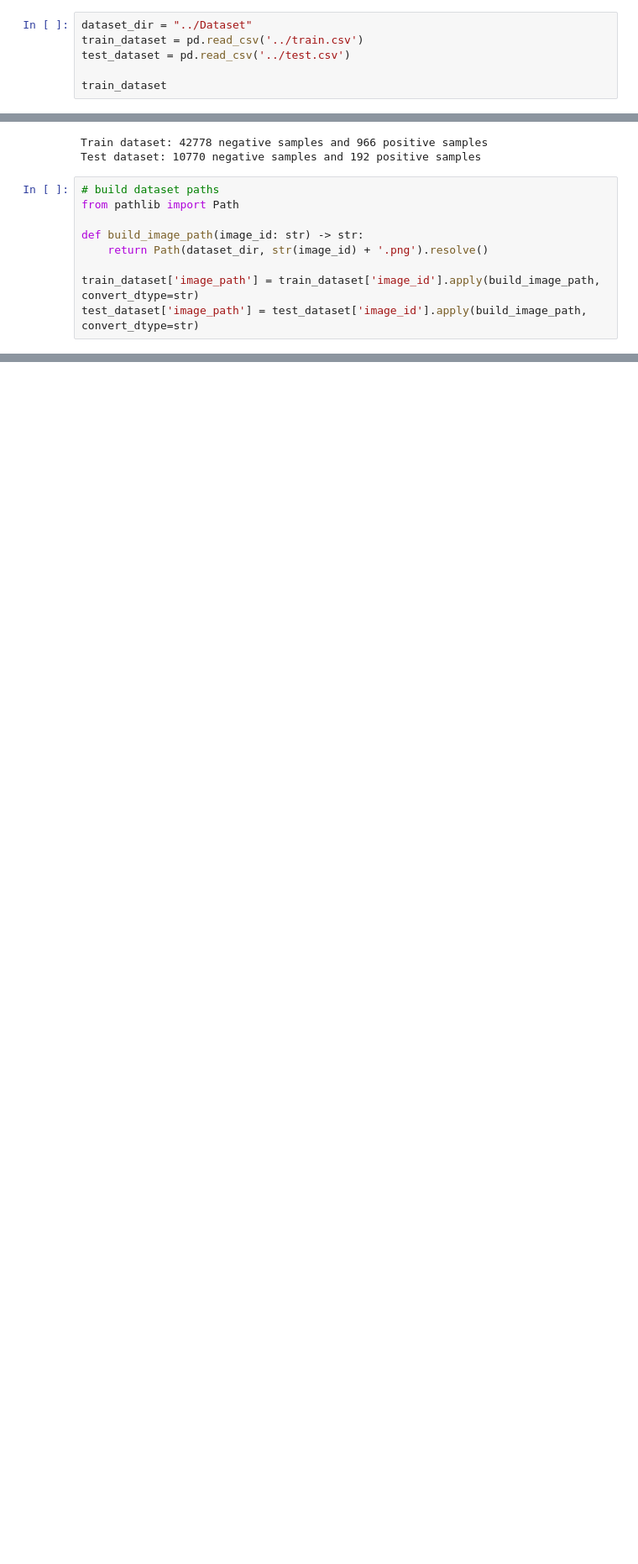
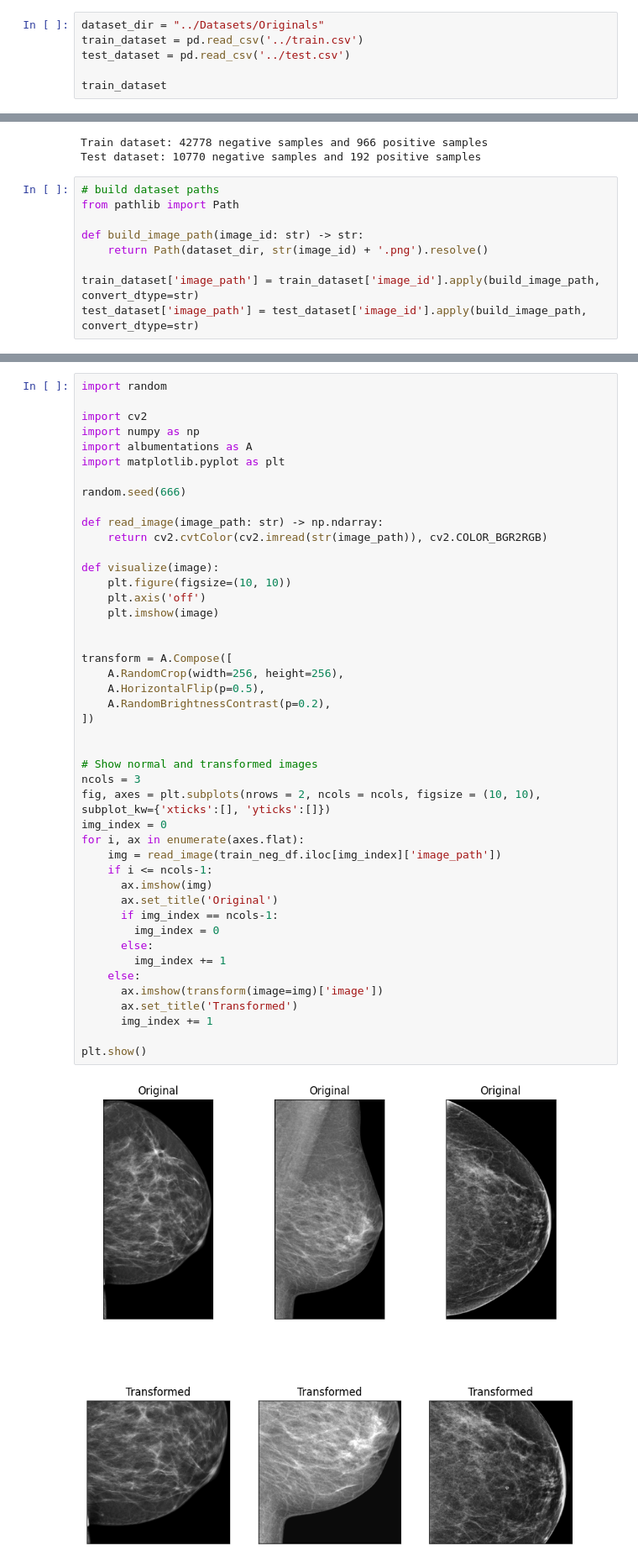
Before and after one commit to Redes-Neuroticas/BreastCancerDetection, a Jupyter notebook: Paulo/rsna_paulo_data_aug.ipynb, the cells around one changed output, grey strips where cells are left out. Shown at 84% size. Saved outputs shown, nothing was run; the diff lists cells and outputs as text; blank space fills up the shorter version.

Commit message:
feat: :sparkles: Inital work with albumentation

```diff
--- a/Paulo/rsna_paulo_data_aug.ipynb
+++ b/Paulo/rsna_paulo_data_aug.ipynb
@@ -25,7 +25,7 @@ init_notebook_mode(all_interactive=True)
 [interactive output not drawn]
 [interactive output not drawn]
 # %%
-dataset_dir = "../Dataset"
+dataset_dir = "../Datasets/Originals"
 train_dataset = pd.read_csv('../train.csv')
 test_dataset = pd.read_csv('../test.csv')
 
@@ -56,0 +83,47 @@ test_aug_factor = test_neg_samples_cnt / test_pos_samples_cnt
+# %%
+import random
+
+import cv2
+import numpy as np
+import albumentations as A
+import matplotlib.pyplot as plt
+
+random.seed(666)
+
+def read_image(image_path: str) -> np.ndarray:
+    return cv2.cvtColor(cv2.imread(str(image_path)), cv2.COLOR_BGR2RGB)
+
+def visualize(image):
+    plt.figure(figsize=(10, 10))
+    plt.axis('off')
+    plt.imshow(image)
+
+
+transform = A.Compose([
+    A.RandomCrop(width=256, height=256),
+    A.HorizontalFlip(p=0.5),
+    A.RandomBrightnessContrast(p=0.2),
+])
+
+
+# Show normal and transformed images
+ncols = 3
+fig, axes = plt.subplots(nrows = 2, ncols = ncols, figsize = (10, 10), subplot_kw={'xticks':[], 'yticks':[]})
+img_index = 0
+for i, ax in enumerate(axes.flat):
+    img = read_image(train_neg_df.iloc[img_index]['image_path'])
+    if i <= ncols-1:
+      ax.imshow(img)
+      ax.set_title('Original')
+      if img_index == ncols-1:
+        img_index = 0
+      else:
+        img_index += 1
+    else:
+      ax.imshow(transform(image=img)['image'])
+      ax.set_title('Transformed')
+      img_index += 1
+
+plt.show()
+# %% [output]
+[figure, added]
```
Also changed, not shown: parts of 2 cells of this notebook, 2 other files.
